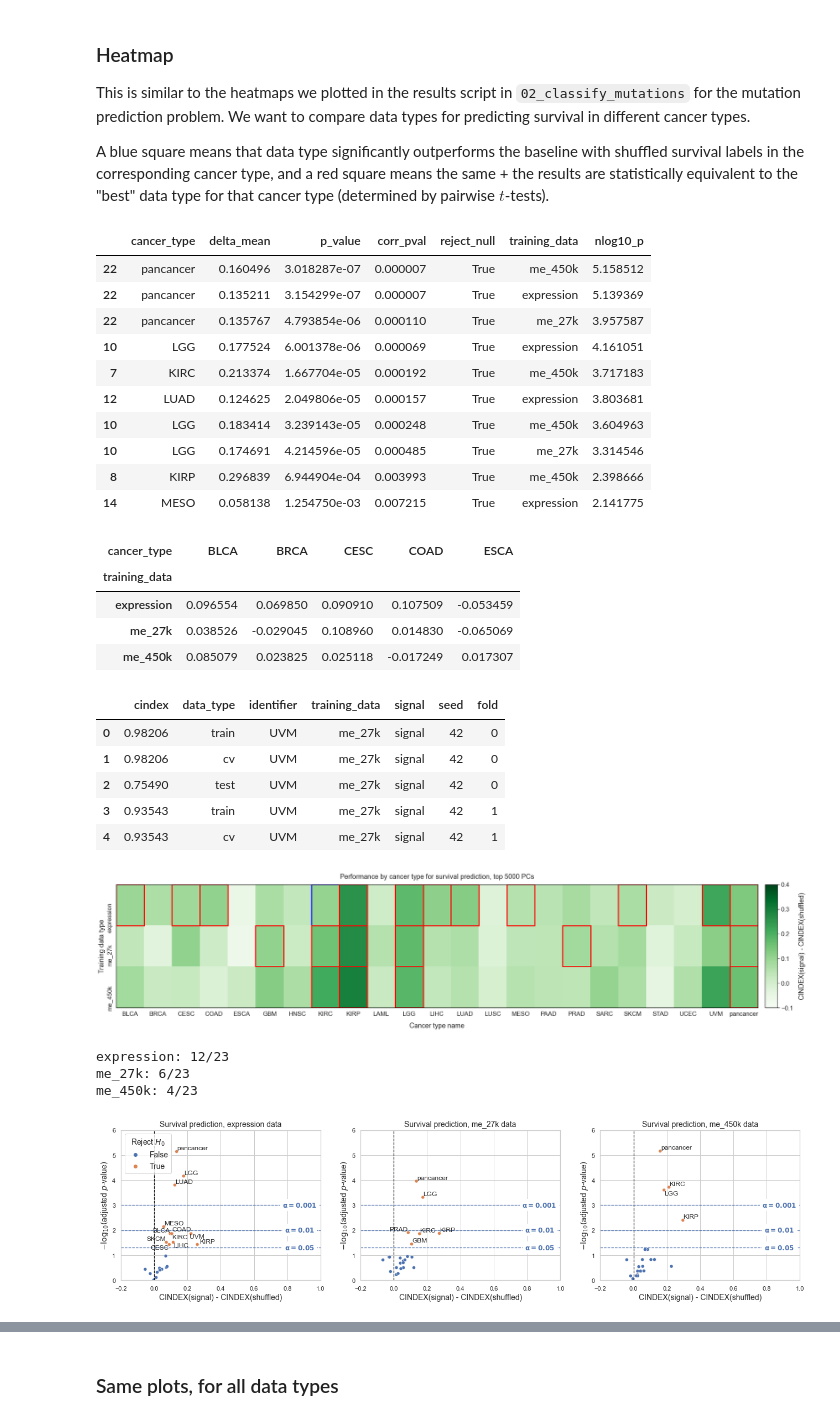
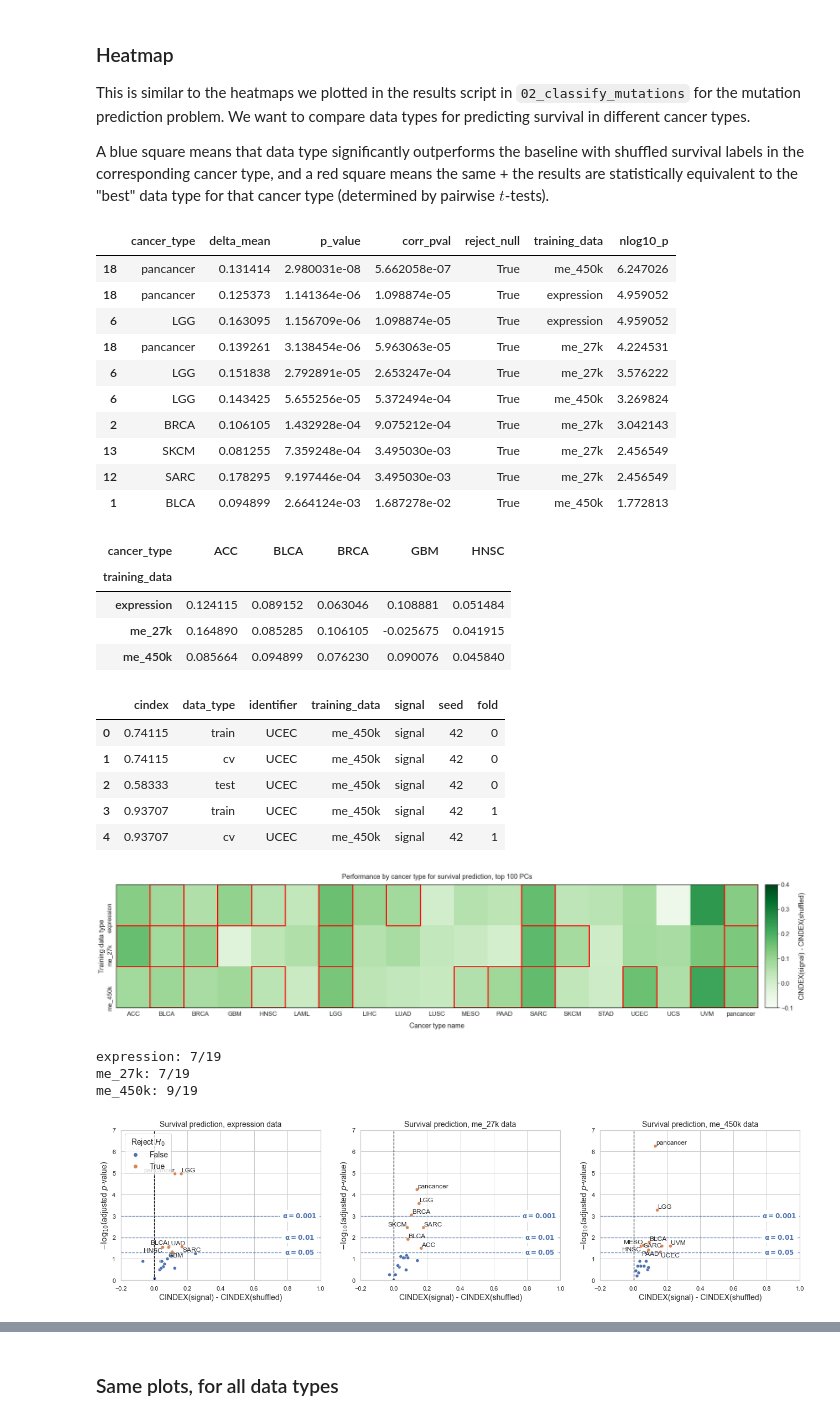
Before and after one commit to greenelab/mpmp, a Jupyter notebook: 06_predict_survival/plot_survival_results.ipynb, the cells around one changed output, grey strips where cells are left out. Cells and saved outputs as stored; diff of their text form; code cells hidden in the pictures.

```diff
--- a/06_predict_survival/plot_survival_results.ipynb
+++ b/06_predict_survival/plot_survival_results.ipynb
@@ -32,9 +32,10 @@ SAVE_FIGS = True
 # set results directory
 me_results_dir = Path(cfg.repo_root,
                       '06_predict_survival',
-                      'results_extended_alphas',
-                      'results_5000_pca').resolve()
-me_results_desc = 'top 5000 PCs'
+                      'results',
+                      # 'results_extended_alphas',
+                      'results_100_pca').resolve()
+me_results_desc = 'top 100 PCs'
 
 # set images directory
 images_dir = Path(cfg.images_dirs['survival'])
@@ -206,16 +212,16 @@ me_all_results_df.rename(columns={'gene': 'cancer_type'}, inplace=True)
 me_all_results_df.sort_values(by='p_value').head(10)
 # %% [output]
 |  | cancer_type | delta_mean | p_value | corr_pval | reject_null | training_data | nlog10_p |
-| 22 | pancancer | 0.160496 | 3.018287e-07 | 0.000007 | True | me_450k | 5.158512 |
-| 22 | pancancer | 0.135211 | 3.154299e-07 | 0.000007 | True | expression | 5.139369 |
-| 22 | pancancer | 0.135767 | 4.793854e-06 | 0.000110 | True | me_27k | 3.957587 |
-| 10 | LGG | 0.177524 | 6.001378e-06 | 0.000069 | True | expression | 4.161051 |
-| 7 | KIRC | 0.213374 | 1.667704e-05 | 0.000192 | True | me_450k | 3.717183 |
-| 12 | LUAD | 0.124625 | 2.049806e-05 | 0.000157 | True | expression | 3.803681 |
-| 10 | LGG | 0.183414 | 3.239143e-05 | 0.000248 | True | me_450k | 3.604963 |
-| 10 | LGG | 0.174691 | 4.214596e-05 | 0.000485 | True | me_27k | 3.314546 |
-| 8 | KIRP | 0.296839 | 6.944904e-04 | 0.003993 | True | me_450k | 2.398666 |
-| 14 | MESO | 0.058138 | 1.254750e-03 | 0.007215 | True | expression | 2.141775 |
+| 18 | pancancer | 0.131414 | 2.980031e-08 | 5.662058e-07 | True | me_450k | 6.247026 |
+| 18 | pancancer | 0.125373 | 1.141364e-06 | 1.098874e-05 | True | expression | 4.959052 |
+| 6 | LGG | 0.163095 | 1.156709e-06 | 1.098874e-05 | True | expression | 4.959052 |
+| 18 | pancancer | 0.139261 | 3.138454e-06 | 5.963063e-05 | True | me_27k | 4.224531 |
+| 6 | LGG | 0.151838 | 2.792891e-05 | 2.653247e-04 | True | me_27k | 3.576222 |
+| 6 | LGG | 0.143425 | 5.655256e-05 | 5.372494e-04 | True | me_450k | 3.269824 |
+| 2 | BRCA | 0.106105 | 1.432928e-04 | 9.075212e-04 | True | me_27k | 3.042143 |
+| 13 | SKCM | 0.081255 | 7.359248e-04 | 3.495030e-03 | True | me_27k | 2.456549 |
+| 12 | SARC | 0.178295 | 9.197446e-04 | 3.495030e-03 | True | me_27k | 2.456549 |
+| 1 | BLCA | 0.094899 | 2.664124e-03 | 1.687278e-02 | True | me_450k | 1.772813 |
 # %%
 me_heatmap_df = (me_all_results_df
     .pivot(index='training_data', columns='cancer_type', values='delta_mean')
@@ -223,11 +229,11 @@ me_heatmap_df = (me_all_results_df
 )
 me_heatmap_df.iloc[:, :5]
 # %% [output]
-| cancer_type | BLCA | BRCA | CESC | COAD | ESCA |
+| cancer_type | ACC | BLCA | BRCA | GBM | HNSC |
 | training_data |  |  |  |  |  |
-| expression | 0.096554 | 0.069850 | 0.090910 | 0.107509 | -0.053459 |
-| me_27k | 0.038526 | -0.029045 | 0.108960 | 0.014830 | -0.065069 |
-| me_450k | 0.085079 | 0.023825 | 0.025118 | -0.017249 | 0.017307 |
+| expression | 0.124115 | 0.089152 | 0.063046 | 0.108881 | 0.051484 |
+| me_27k | 0.164890 | 0.085285 | 0.106105 | -0.025675 | 0.041915 |
+| me_450k | 0.085664 | 0.094899 | 0.076230 | 0.090076 | 0.045840 |
 # %%
 raw_results_df = (me_results_df
     .drop(columns=['identifier'])
@@ -236,11 +242,11 @@ raw_results_df = (me_results_df
 raw_results_df.head()
 # %% [output]
 |  | cindex | data_type | identifier | training_data | signal | seed | fold |
-| 0 | 0.98206 | train | UVM | me_27k | signal | 42 | 0 |
-| 1 | 0.98206 | cv | UVM | me_27k | signal | 42 | 0 |
-| 2 | 0.75490 | test | UVM | me_27k | signal | 42 | 0 |
-| 3 | 0.93543 | train | UVM | me_27k | signal | 42 | 1 |
-| 4 | 0.93543 | cv | UVM | me_27k | signal | 42 | 1 |
+| 0 | 0.74115 | train | UCEC | me_450k | signal | 42 | 0 |
+| 1 | 0.74115 | cv | UCEC | me_450k | signal | 42 | 0 |
+| 2 | 0.58333 | test | UCEC | me_450k | signal | 42 | 0 |
+| 3 | 0.93707 | train | UCEC | me_450k | signal | 42 | 1 |
+| 4 | 0.93707 | cv | UCEC | me_450k | signal | 42 | 1 |
 # %%
 sns.set({'figure.figsize': (28, 6)})
 sns.set_context('notebook', font_scale=1.5)
@@ -260,33 +266,33 @@ if SAVE_FIGS:
     plt.savefig(images_dir / 'survival_me_heatmap.png',
                 dpi=300, bbox_inches='tight')
 # %% [output]
-[figure, old version]
+[figure, new version]
 # %%
 sns.set()
 sns.set({'figure.figsize': (22, 5)})
 sns.set_style('whitegrid')
 
 fig, axarr = plt.subplots(1, 3)
 
 # just use shortened data type names
 training_data_map = {k: k for k in sorted(me_all_results_df.training_data.unique())}
 
 plu.plot_volcano_baseline(me_all_results_df,
                           axarr,
                           training_data_map,
                           SIG_ALPHA,
                           identifier='cancer_type',
                           metric='cindex',
                           predict_str='Survival prediction',
                           verbose=True,
-                          ylim=(0, 6))
+                          ylim=(0, 7))
 
 if SAVE_FIGS:
     plt.savefig(images_dir / 'me_vs_shuffled_survival.svg', bbox_inches='tight')
     plt.savefig(images_dir / 'me_vs_shuffled_survival.png',
                 dpi=300, bbox_inches='tight')
 # %% [output]
-expression: 12/23
-me_27k: 6/23
-me_450k: 4/23
+expression: 7/19
+me_27k: 7/19
+me_450k: 9/19
-[figure, old version]
+[figure, new version]
```
Also changed, not shown: parts of 12 cells of this notebook, 1 other file.
